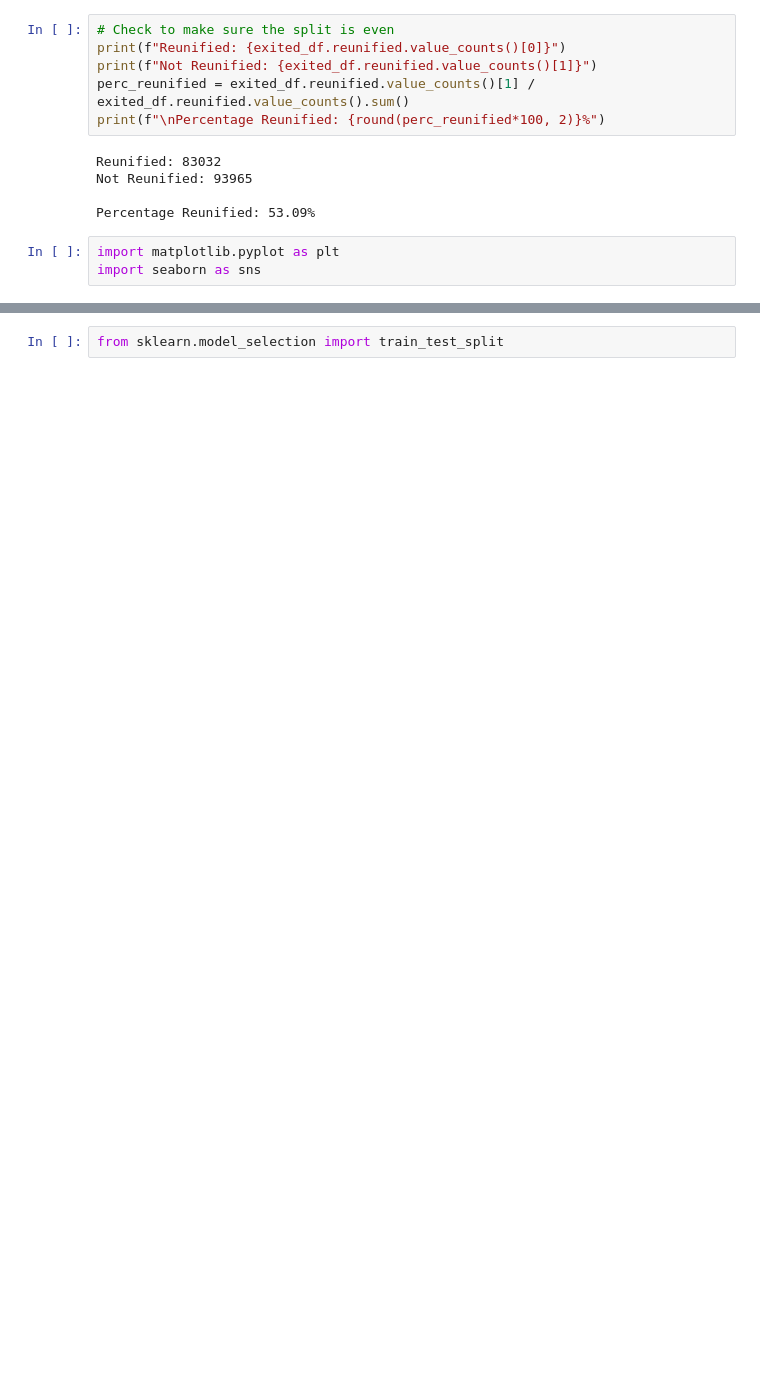
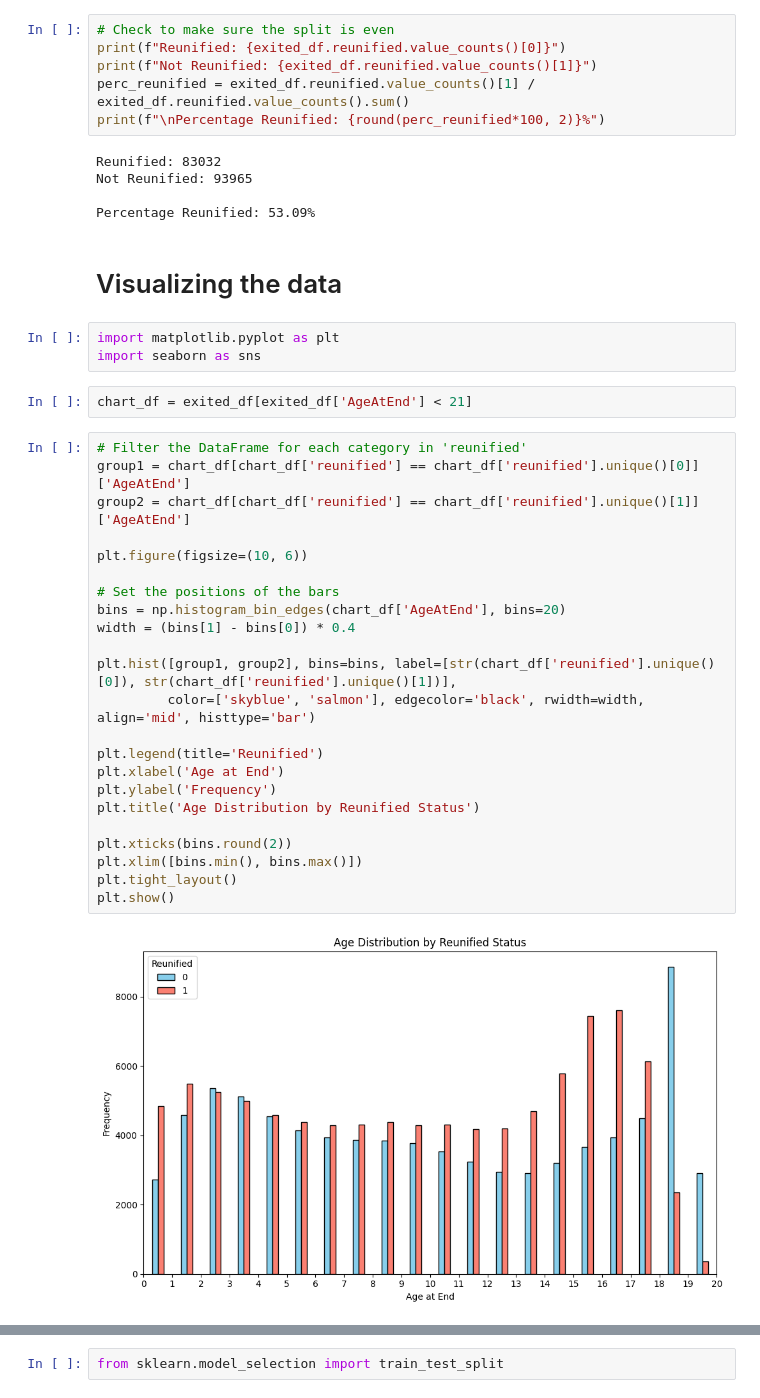
Before and after one commit to sophie2chance2/foster_care_analysis, a Jupyter notebook: working.ipynb, the cells around one changed output, grey strips where cells are left out. Drawn from its saved outputs; the diff is of its cells as text; blank space fills up the shorter version.

```diff
--- a/working.ipynb
+++ b/working.ipynb
@@ -84,6 +87,35 @@ Reunified: 83032
 Not Reunified: 93965
 
 Percentage Reunified: 53.09%
+# %% [markdown]
+# Visualizing the data
 # %%
 import matplotlib.pyplot as plt
 import seaborn as sns
+# %%
+chart_df = exited_df[exited_df['AgeAtEnd'] < 21]
+# %%
+# Filter the DataFrame for each category in 'reunified'
+group1 = chart_df[chart_df['reunified'] == chart_df['reunified'].unique()[0]]['AgeAtEnd']
+group2 = chart_df[chart_df['reunified'] == chart_df['reunified'].unique()[1]]['AgeAtEnd']
+
+plt.figure(figsize=(10, 6))
+
+# Set the positions of the bars
+bins = np.histogram_bin_edges(chart_df['AgeAtEnd'], bins=20)
+width = (bins[1] - bins[0]) * 0.4
+
+plt.hist([group1, group2], bins=bins, label=[str(chart_df['reunified'].unique()[0]), str(chart_df['reunified'].unique()[1])],
+         color=['skyblue', 'salmon'], edgecolor='black', rwidth=width, align='mid', histtype='bar')
+
+plt.legend(title='Reunified')
+plt.xlabel('Age at End')
+plt.ylabel('Frequency')
+plt.title('Age Distribution by Reunified Status')
+
+plt.xticks(bins.round(2))
+plt.xlim([bins.min(), bins.max()])
+plt.tight_layout()
+plt.show()
+# %% [output]
+[figure, added]
```
Also changed, not shown: parts of 22 cells of this notebook, 2 other files.
